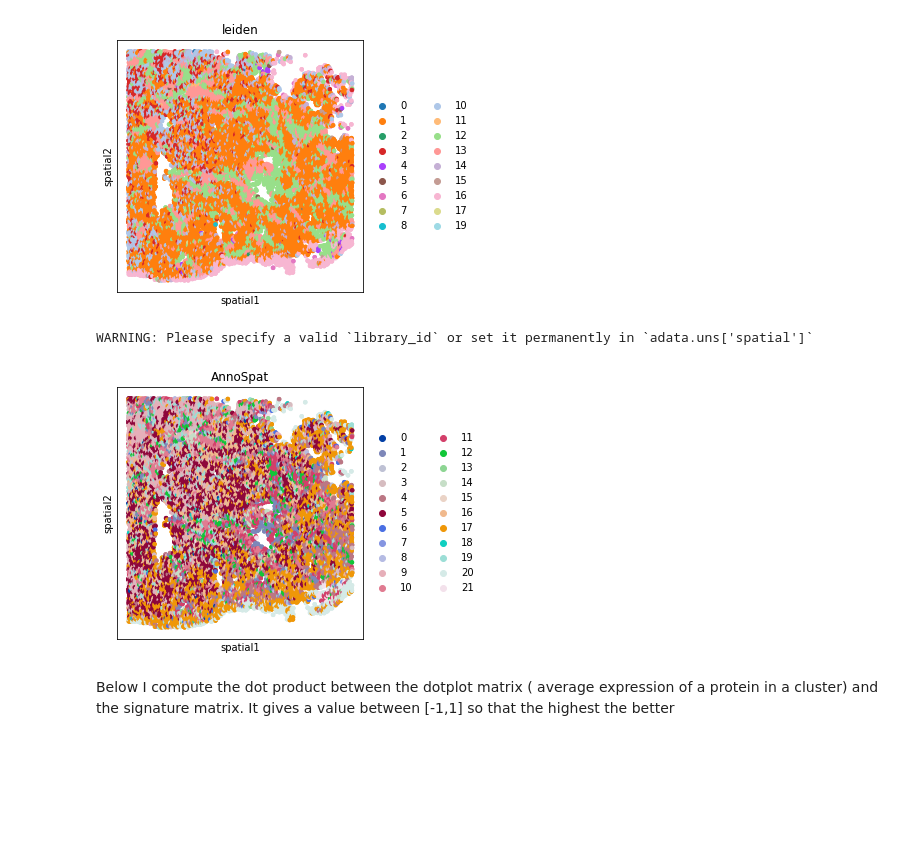
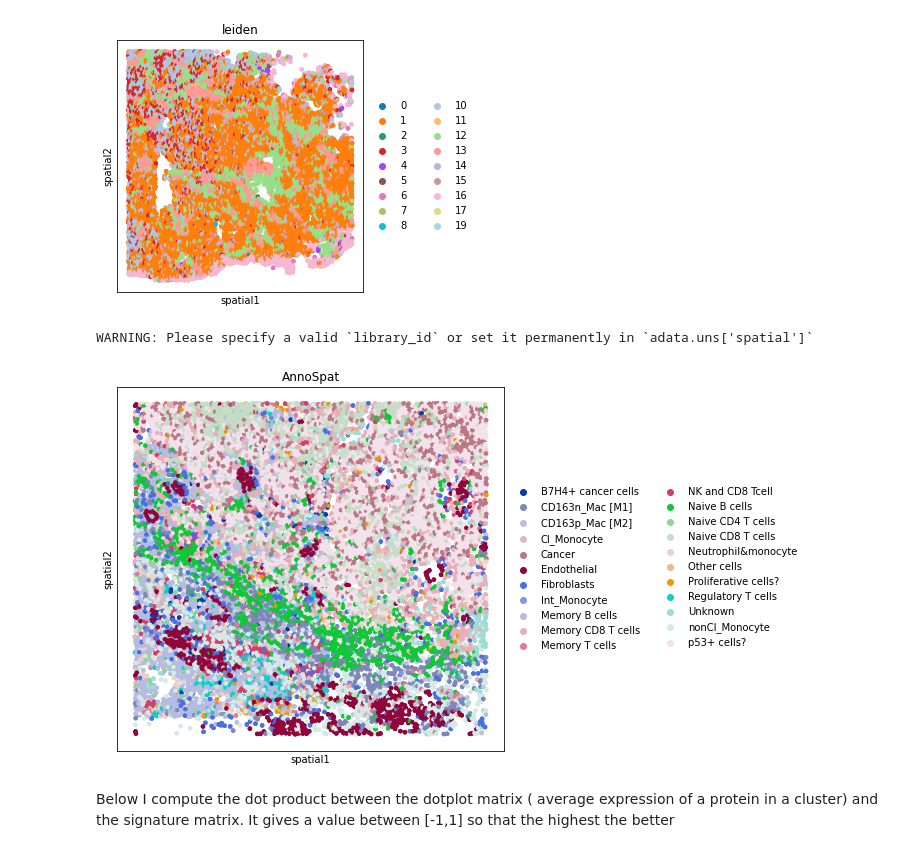
Before and after one commit to Schumacher-group/IMC_TNBC_analysis, a Jupyter notebook: post_processing.ipynb, the cells around one changed output. Drawn from its saved outputs; the diff is of its cells as text; code cells hidden in the pictures; blank space fills up the shorter version.

```diff
--- a/post_processing.ipynb
+++ b/post_processing.ipynb
@@ -9,12 +9,14 @@ from anndata import AnnData
 from muon import prot as pt
 from sklearn import preprocessing
 import seaborn as sns
+input_dir = 'input_files'
+output_fig = 'figures'
 # %% [markdown]
 Here I load the spatial data, which consists of the protein intensity per cell, and the geometry location of the cell. I use the cell type annotation from AnnoSpat
 # %% [markdown]
 read intensities ( protein level per cell)
 # %%
-intensities = pd.read_csv('./processed_files/all_data_intensities.csv',index_col=0)
+intensities = pd.read_csv(input_dir+'/all_data_intensities.csv',index_col=0)
 intensities.index = intensities.index.astype(str)
 intensities['ROI'] = pd.to_numeric(intensities.ROI.str[-3:])#make ROI numeric
 columns_to_extract = intensities.columns.difference(['ROI', 'source_file'])
@@ -22,7 +24,7 @@ intensities_protein = intensities[columns_to_extract]#contains only numeric valu
 # %% [markdown]
 The variable`regions` contains the spatial properties of the cells. Cell geometry and location is obtained from ilastik and CellProfiler
 # %%
-regions = pd.read_csv('./processed_files/all_data_regions.csv',index_col=0)
+regions = pd.read_csv(input_dir+'/all_data_regions.csv',index_col=0)
 regions.head()
 # %% [output]
 |  | area | centroid-0 | centroid-1 | major_axis_length | minor_axis_length | eccentricity | source_file |
@@ -69,7 +75,7 @@ In AnnoSpat authors log-transform the counts, and normalise every cell to have $
 
 #“centered log ratio"
 adata = AnnData(intensities_protein, obsm={"spatial": regions[['centroid-0', 'centroid-1']].values})
-adata.obs['AnnoSpat'] = num_labels.label.values.astype(str)
+adata.obs['AnnoSpat'] = pd.Categorical(labels.label.values.astype(str))
 #“centered log ratio"
 sc.pp.log1p(adata)
 
@@ -79,6 +85,7 @@ adata.X = preprocessing.normalize(adata.X, norm='l2')
 sc.pp.neighbors(adata)
 sc.tl.umap(adata)
 sc.tl.leiden(adata)
+adata.obs['ROI'] =  intensities.ROI
 # %%
 adata.obs
 # %% [output]
@@ -105,8 +114,10 @@ WARNING: Please specify a valid `library_id` or set it permanently in `adata.uns
 # %%
-sq.pl.spatial_scatter(adata[adata.obs.ROI ==1], shape=None, color="AnnoSpat", size=50)
+sq.pl.spatial_scatter(adata[adata.obs.ROI ==2], shape=None, color="AnnoSpat", size=50,figsize = (10,10))
+plt.tight_layout()
+#plt.savefig(output_fig+'/spatial_ROI2.png')
 # %% [output]
 WARNING: Please specify a valid `library_id` or set it permanently in `adata.uns['spatial']`
-[figure, old version]
+[figure, new version]
 # %% [markdown]
 Below I compute the dot product between the dotplot matrix ( average expression of a protein in a cluster) and the signature matrix. It gives a value between [-1,1] so that the highest the better
 # %%
```
Also changed, not shown: parts of 12 cells of this notebook, 17 other files.
